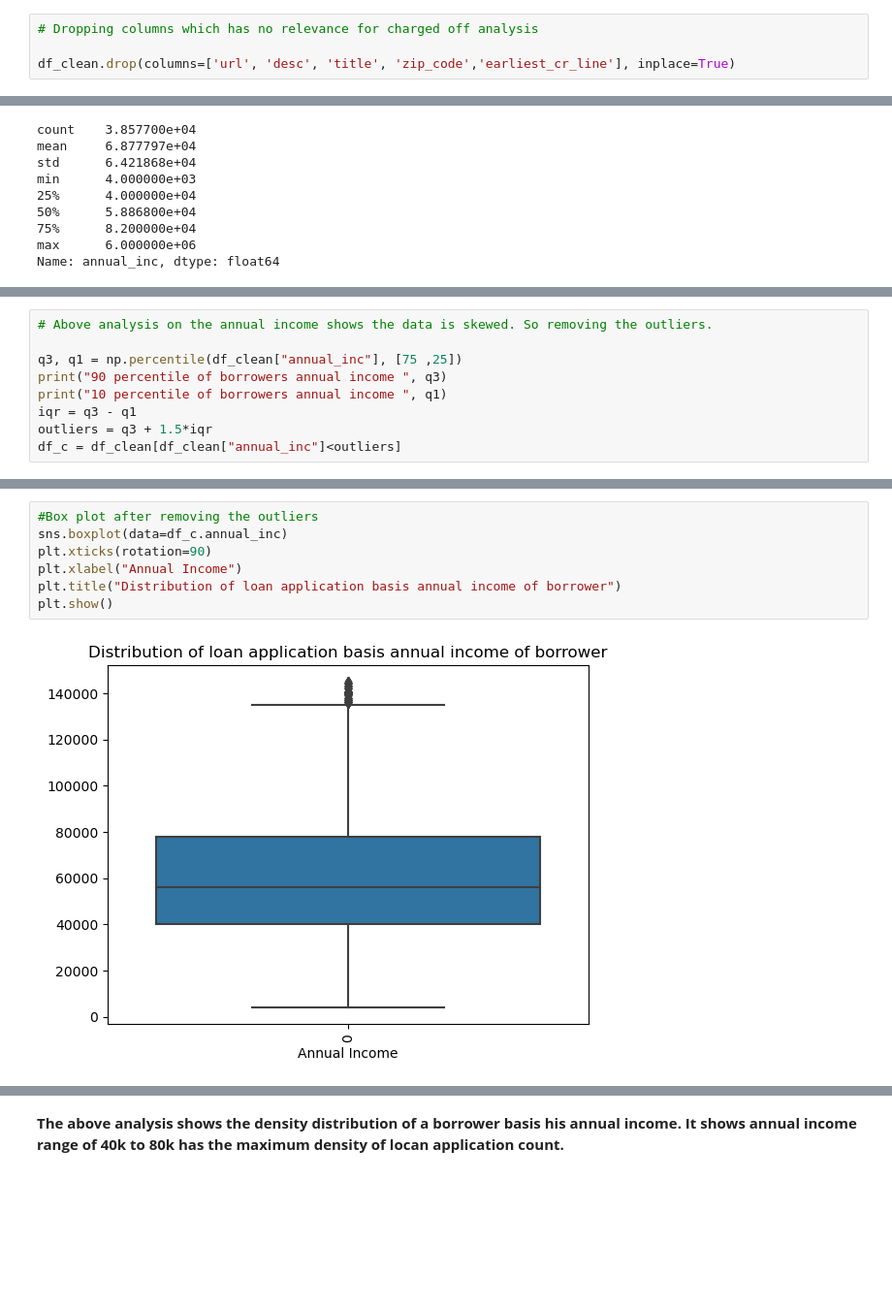
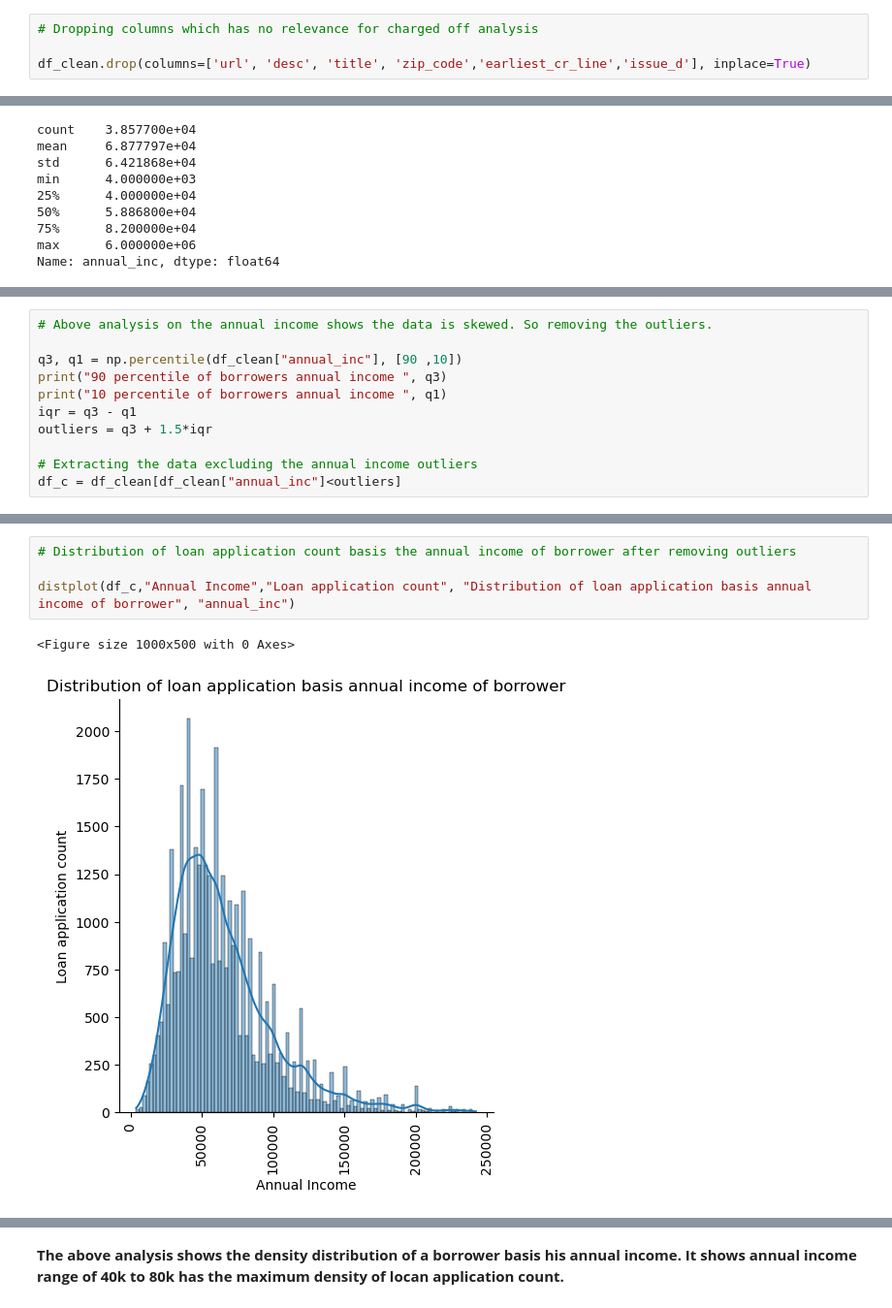
Before and after one commit to arijeetsaha/Lending_Club_Case_Study, a Jupyter notebook: Arijeet.ipynb, the cells around one changed output, grey strips where cells are left out. Shown at 97% size. Cells and saved outputs as stored; diff of their text form; blank space fills up the shorter version.

```diff
--- a/Arijeet.ipynb
+++ b/Arijeet.ipynb
@@ -240,4 +240,4 @@ only first 3 digits of the Zipcode is provided. So this can be dropped.
 # %%
 # Dropping columns which has no relevance for charged off analysis
 
-df_clean.drop(columns=['url', 'desc', 'title', 'zip_code','earliest_cr_line'], inplace=True)
+df_clean.drop(columns=['url', 'desc', 'title', 'zip_code','earliest_cr_line','issue_d'], inplace=True)
@@ -448,10 +475,12 @@ df_clean.shape
 # %%
 # Above analysis on the annual income shows the data is skewed. So removing the outliers.
 
-q3, q1 = np.percentile(df_clean["annual_inc"], [75 ,25])
+q3, q1 = np.percentile(df_clean["annual_inc"], [90 ,10])
 print("90 percentile of borrowers annual income ", q3)
 print("10 percentile of borrowers annual income ", q1)
 iqr = q3 - q1
 outliers = q3 + 1.5*iqr
+
+# Extracting the data excluding the annual income outliers
 df_c = df_clean[df_clean["annual_inc"]<outliers]
 # %% [output]
@@ -475,10 +504,8 @@ max      144997.000000
 Name: annual_inc, dtype: float64
 # %%
-#Box plot after removing the outliers
-sns.boxplot(data=df_c.annual_inc)
-plt.xticks(rotation=90)
-plt.xlabel("Annual Income")
-plt.title("Distribution of loan application basis annual income of borrower")
-plt.show()
+# Distribution of loan application count basis the annual income of borrower after removing outliers
+
+distplot(df_c,"Annual Income","Loan application count", "Distribution of loan application basis annual income of borrower", "annual_inc")
 # %% [output]
+<Figure size 1000x500 with 0 Axes>
-[figure, old version]
+[figure, new version]
```
Also changed, not shown: parts of 125 cells of this notebook.
